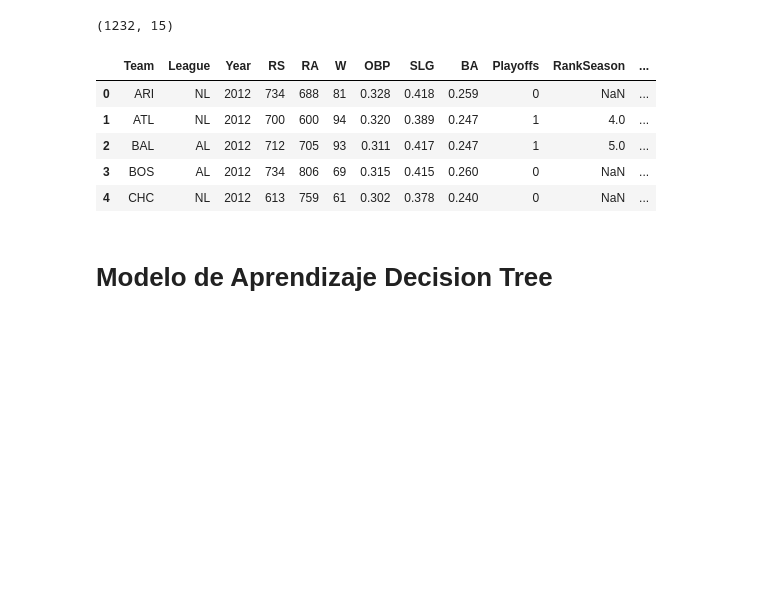
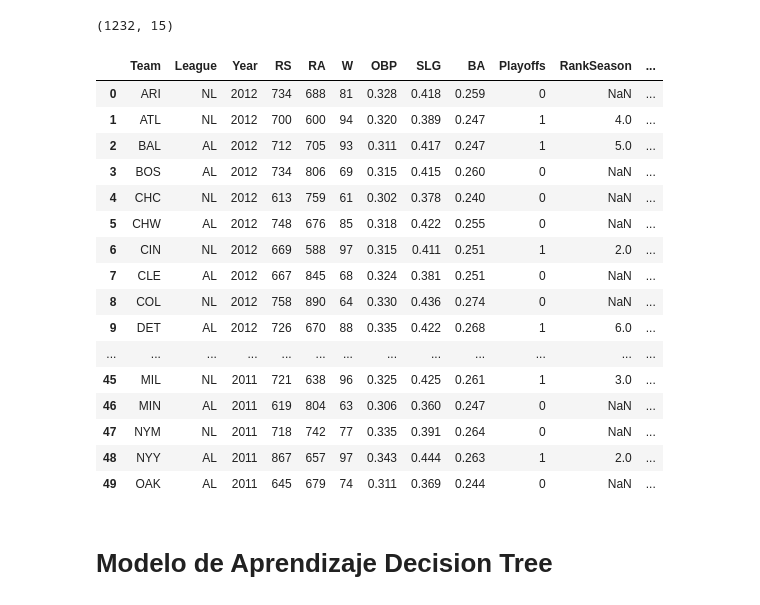
Before and after one commit to mcastro90/RP_IC_2, a Jupyter notebook: Investigación Corta #2.ipynb, the cells around one changed output. Cells and saved outputs as stored; diff of their text form; code cells hidden in the pictures; blank space fills up the shorter version.

```diff
--- a/Investigación Corta #2.ipynb
+++ b/Investigación Corta #2.ipynb
@@ -10,13 +10,24 @@ data_baseball.shape
 # %% [output]
 (1232, 15)
 # %%
-data_baseball.head()
+data_baseball.head(25)
 # %% [output]
 |  | Team | League | Year | RS | RA | W | OBP | SLG | BA | Playoffs | RankSeason | ... |
 | 0 | ARI | NL | 2012 | 734 | 688 | 81 | 0.328 | 0.418 | 0.259 | 0 | NaN | ... |
 | 1 | ATL | NL | 2012 | 700 | 600 | 94 | 0.320 | 0.389 | 0.247 | 1 | 4.0 | ... |
 | 2 | BAL | AL | 2012 | 712 | 705 | 93 | 0.311 | 0.417 | 0.247 | 1 | 5.0 | ... |
 | 3 | BOS | AL | 2012 | 734 | 806 | 69 | 0.315 | 0.415 | 0.260 | 0 | NaN | ... |
 | 4 | CHC | NL | 2012 | 613 | 759 | 61 | 0.302 | 0.378 | 0.240 | 0 | NaN | ... |
+| 5 | CHW | AL | 2012 | 748 | 676 | 85 | 0.318 | 0.422 | 0.255 | 0 | NaN | ... |
+| 6 | CIN | NL | 2012 | 669 | 588 | 97 | 0.315 | 0.411 | 0.251 | 1 | 2.0 | ... |
+| 7 | CLE | AL | 2012 | 667 | 845 | 68 | 0.324 | 0.381 | 0.251 | 0 | NaN | ... |
+| 8 | COL | NL | 2012 | 758 | 890 | 64 | 0.330 | 0.436 | 0.274 | 0 | NaN | ... |
+| 9 | DET | AL | 2012 | 726 | 670 | 88 | 0.335 | 0.422 | 0.268 | 1 | 6.0 | ... |
+| ... | ... | ... | ... | ... | ... | ... | ... | ... | ... | ... | ... | ... |
+| 45 | MIL | NL | 2011 | 721 | 638 | 96 | 0.325 | 0.425 | 0.261 | 1 | 3.0 | ... |
+| 46 | MIN | AL | 2011 | 619 | 804 | 63 | 0.306 | 0.360 | 0.247 | 0 | NaN | ... |
+| 47 | NYM | NL | 2011 | 718 | 742 | 77 | 0.335 | 0.391 | 0.264 | 0 | NaN | ... |
+| 48 | NYY | AL | 2011 | 867 | 657 | 97 | 0.343 | 0.444 | 0.263 | 1 | 2.0 | ... |
+| 49 | OAK | AL | 2011 | 645 | 679 | 74 | 0.311 | 0.369 | 0.244 | 0 | NaN | ... |
 # %% [markdown]
 # Modelo de Aprendizaje Decision Tree
```
Also changed, not shown: parts of 45 cells of this notebook.
